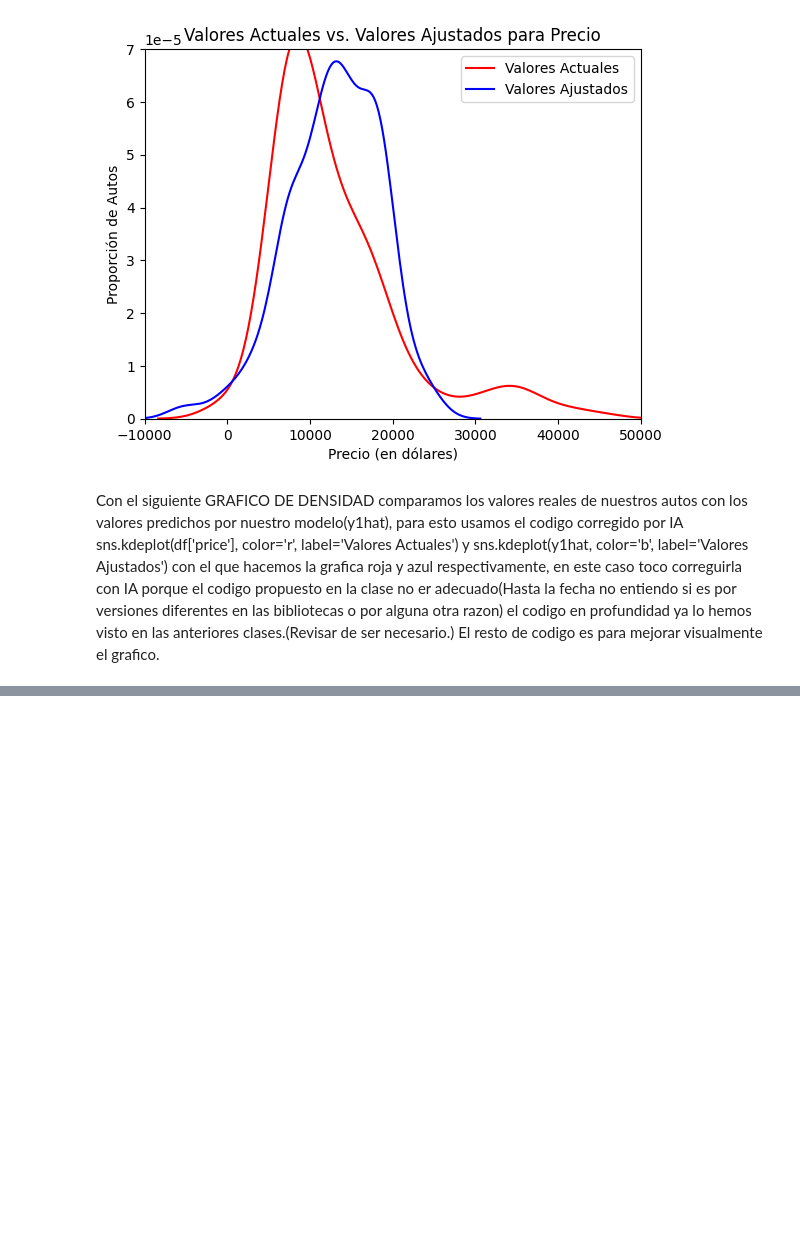
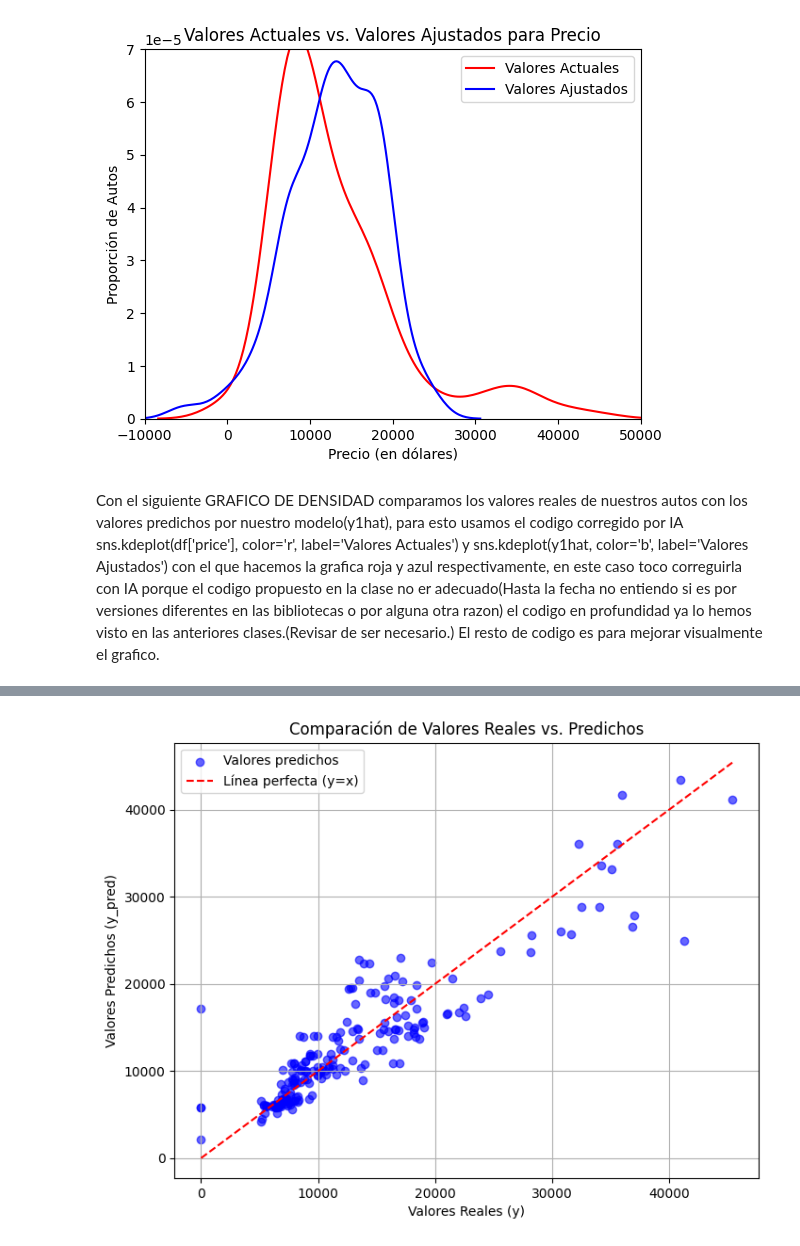
Before and after one commit to HDanny7/CDP, a Jupyter notebook: Senatec/Analisis de Datos/ejemplo.ipynb, the cells around one changed output, grey strips where cells are left out. Cells and saved outputs as stored; diff of their text form; code cells hidden in the pictures; blank space fills up the shorter version.

```diff
--- a/Senatec/Analisis de Datos/ejemplo.ipynb
+++ b/Senatec/Analisis de Datos/ejemplo.ipynb
@@ -580,0 +634,17 @@ y sns.kdeplot(y1hat, color='b', label='Valores Ajustados') con el que hacemos la
+# %%
+from sklearn.preprocessing import PolynomialFeatures
+from sklearn.linear_model import LinearRegression
+from sklearn.preprocessing import StandardScaler
+from sklearn.pipeline import Pipeline
+inp = [
+    ('polynomial', PolynomialFeatures(degree=2)),
+    ('scale', StandardScaler()),
+    ('model', LinearRegression())
+]
+pipe = Pipeline(inp)
+df_clean = df.dropna(subset=['horsepower', 'curb-weight', 'engine-size', 'highway-mpg', 'price'])
+x = df_clean[['horsepower', 'curb-weight', 'engine-size', 'highway-mpg']]
+y = df_clean['price']
+pipe.fit(x, y)
+y_pred = pipe.predict(x)
+y_pred
@@ -580,0 +669,12 @@ y sns.kdeplot(y1hat, color='b', label='Valores Ajustados') con el que hacemos la
+# %%
+plt.figure(figsize=(8, 6))
+plt.scatter(y, y_pred, color='blue', alpha=0.6, label='Valores predichos')
+plt.plot([y.min(), y.max()], [y.min(), y.max()], color='red', linestyle='--', label='Línea perfecta (y=x)')
+plt.xlabel('Valores Reales (y)')
+plt.ylabel('Valores Predichos (y_pred)')
+plt.title('Comparación de Valores Reales vs. Predichos')
+plt.legend()
+plt.grid(True)
+plt.show()
+# %% [output]
+[figure, added]
```
Also changed, not shown: parts of 6 cells of this notebook.
